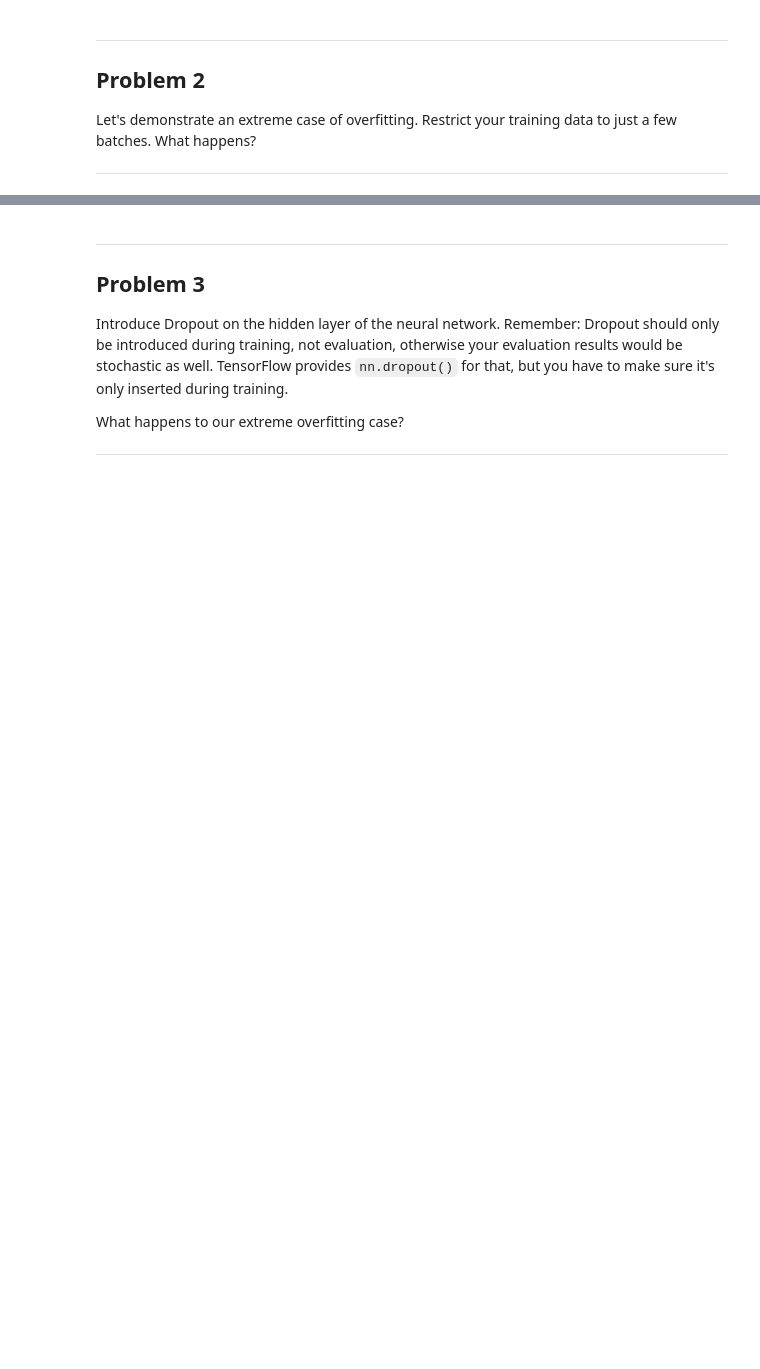
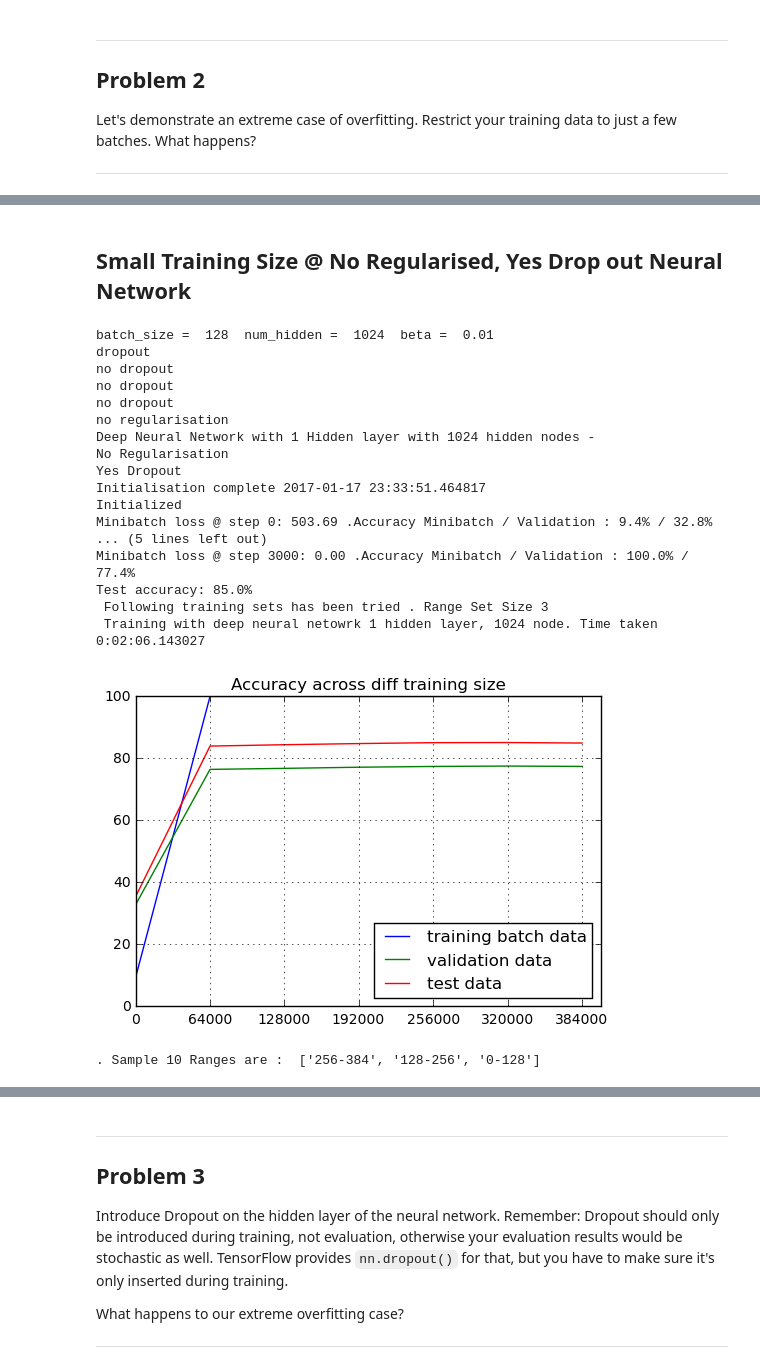
Before and after one commit to bikal-basnet/MachieneLearningProjects, a Jupyter notebook: Deep Learning Projects/Digit recogniser/3_regularization.ipynb, the cells around one changed output, grey strips where cells are left out. Cells and saved outputs as stored; diff of their text form; code cells hidden in the pictures; blank space fills up the shorter version.

```diff
--- a/Deep Learning Projects/Digit recogniser/3_regularization.ipynb
+++ b/Deep Learning Projects/Digit recogniser/3_regularization.ipynb
@@ -466,0 +611,28 @@ plot_accuracy(accuracy_all_small)
+# %% [markdown]
+Small Training Size @ No Regularised, Yes Drop out Neural Network
+-----------------------------------------------------
+# %%
+run_NN(batch_size = 128, num_hidden = 1024, beta = 0.01,\
+            overfitting_prevention_startegy_regularisation  = 'No',\
+            overfitting_prevention_startegy_dropout  = 'Yes', num_steps = num_steps\
+      , limit_train_size_to = 512)
+# %% [output]
+batch_size =  128  num_hidden =  1024  beta =  0.01
+dropout
+no dropout
+no dropout
+no dropout
+no regularisation
+Deep Neural Network with 1 Hidden layer with 1024 hidden nodes -
+No Regularisation
+Yes Dropout
+Initialisation complete 2017-01-17 23:33:51.464817
+Initialized
+Minibatch loss @ step 0: 503.69 .Accuracy Minibatch / Validation : 9.4% / 32.8%
+... (5 lines left out)
+Minibatch loss @ step 3000: 0.00 .Accuracy Minibatch / Validation : 100.0% / 77.4%
+Test accuracy: 85.0%
+ Following training sets has been tried . Range Set Size 3
+ Training with deep neural netowrk 1 hidden layer, 1024 node. Time taken  0:02:06.143027
+[figure, added]
+. Sample 10 Ranges are :  ['256-384', '128-256', '0-128']
```
Also changed, not shown: parts of 37 cells of this notebook.
